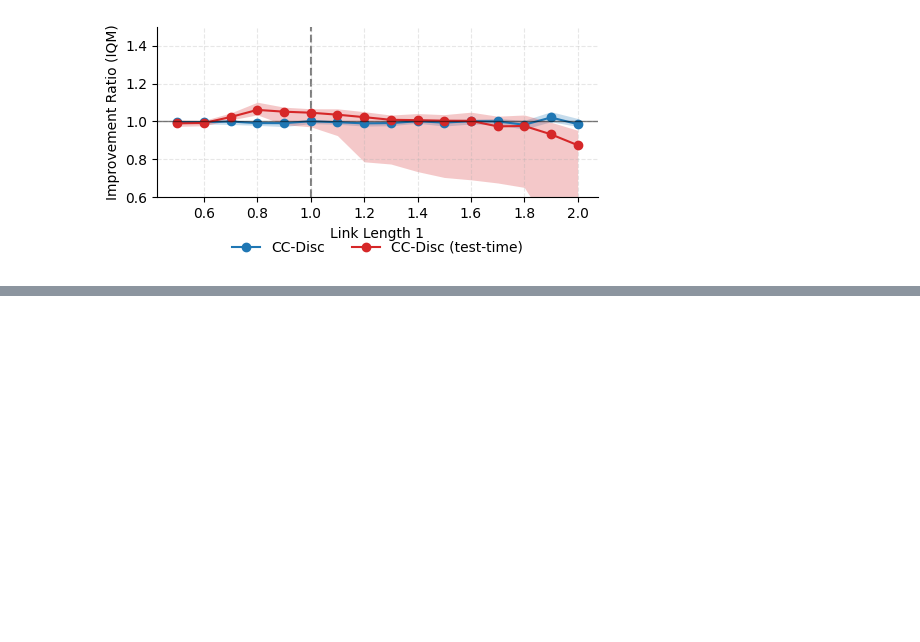
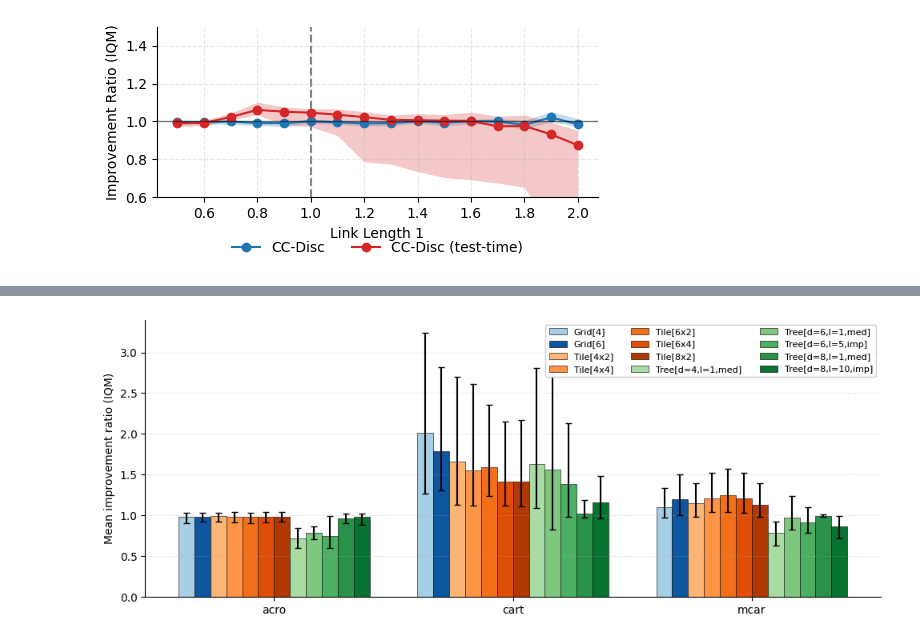
Before and after one commit to foty-hub/msc_thesis, a Jupyter notebook: notebooks/cartpole/final_plots.ipynb, the cells around one changed output, grey strips where cells are left out. Saved outputs shown, nothing was run; the diff lists cells and outputs as text; code cells hidden in the pictures; blank space fills up the shorter version.

```diff
--- a/notebooks/cartpole/final_plots.ipynb
+++ b/notebooks/cartpole/final_plots.ipynb
@@ -1009,0 +1058,7 @@ CC-Disc (test-time) Mean Improvement: 1.472x (1.004x - 2.360x)
+# %%
+cart_df = load_disc_data(cart_cfg, cart_data)
+acro_df = load_disc_data(acro_cfg, acro_data)
+mcar_df = load_disc_data(mcar_cfg, mcar_data)
+# cart_df = filter_df(cart_df, cart_cfg, aggfunc={'returns_conf': 'mean'}).reset_index()
+# acro_df = filter_df(acro_df, acro_cfg, aggfunc={'returns_conf': 'mean'}).reset_index()
+# mcar_df = filter_df(mcar_df, mcar_cfg, aggfunc={'returns_conf': 'mean'}).reset_index()
@@ -1009,0 +1088,4 @@ CC-Disc (test-time) Mean Improvement: 1.472x (1.004x - 2.360x)
+# %%
+cart_score, cart_cis, _ = get_disc_stats(cart_cfg, cart_df, 'DQN-Disc')
+mcar_score, mcar_cis, _ = get_disc_stats(mcar_cfg, mcar_df, 'DQN-Disc')
+acro_score, acro_cis, _ = get_disc_stats(acro_cfg, acro_df, 'DQN')
@@ -1009,0 +1096,85 @@ CC-Disc (test-time) Mean Improvement: 1.472x (1.004x - 2.360x)
+# %%
+import matplotlib as mpl
+
+# --- Build adaptive colors for disc_types ------------------------------------
+def disc_family(name: str) -> str:
+    return name.split('[', 1)[0]  # "Grid[4]" -> "Grid"
+
+# Choose distinct base colormaps for families
+FAMILY_CMAPS = {
+    "Grid": plt.cm.Blues,
+    "Tile": plt.cm.Oranges,
+    "Tree": plt.cm.Greens,
+}
+
+# Group items by family (preserves the order in disc_types)
+family_items = {}
+for d in disc_types:
+    fam = disc_family(d)
+    family_items.setdefault(fam, []).append(d)
+
+# Generate evenly spaced shades, avoid extremes for contrast
+item_colors = {}
+for fam, items_f in family_items.items():
+    cmap = FAMILY_CMAPS.get(fam, plt.cm.Greys)
+    n = len(items_f)
+    if n == 1:
+        vals = [0.6]  # mid shade
+    else:
+        vals = np.linspace(0.35, 0.85, n)  # good spread
+    for i, d in enumerate(items_f):
+        item_colors[d] = cmap(vals[i])
+
+# One group per environment
+envs = [
+    ("acro", acro_score, acro_cis),
+    ("cart", cart_score, cart_cis),
+    ("mcar", mcar_score, mcar_cis),
+]
+
+x = np.arange(len(envs))
+w = 0.8 / len(disc_types)  # per-item bar width inside each env group
+
+fig, ax = plt.subplots(figsize=(10, 4))
+
+for j, item in enumerate(disc_types):
+    means = []
+    yerr_lo, yerr_hi = [], []
+    for env, scores, cis in envs:
+        mu = float(np.mean(scores[item]))
+        lo = float(np.mean(cis[item][0]))  # mean lower bound
+        hi = float(np.mean(cis[item][1]))  # mean upper bound
+        means.append(mu)
+        yerr_lo.append(max(0.0, mu - lo))
+        yerr_hi.append(max(0.0, hi - mu))
+
+    offset = (j - (len(disc_types) - 1) / 2) * w
+    ax.bar(
+        x + offset,
+        means,
+        width=w,
+        label=item,
+        yerr=np.vstack([yerr_lo, yerr_hi]),
+        capsize=3,
+        align="center",
+        color=item_colors.get(item, "0.5"),
+        edgecolor="black",
+        linewidth=0.4,
+    )
+
+ax.set_xticks(x)
+ax.set_xticklabels([lbl for lbl, *_ in envs])
+ax.set_ylabel("Mean improvement ratio (IQM)")
+# ax.set_title("Mean return ± CI per environment (bars = discretization items)")
+despine(ax)
+ax.grid(axis="y", linestyle=":", alpha=0.5)
+
+# Legend 1: items (current handles)
+leg_items = ax.legend(title="", ncol=3, fontsize=8)
+ax.add_artist(leg_items)
+
+fig.tight_layout()
+plt.savefig(output_dir / 'robustness_experiments' / 'discretisation_comparison.pdf')
+plt.show()
+# %% [output]
+[figure, added]
```
Also changed, not shown: parts of 10 cells of this notebook, 6 other files.
